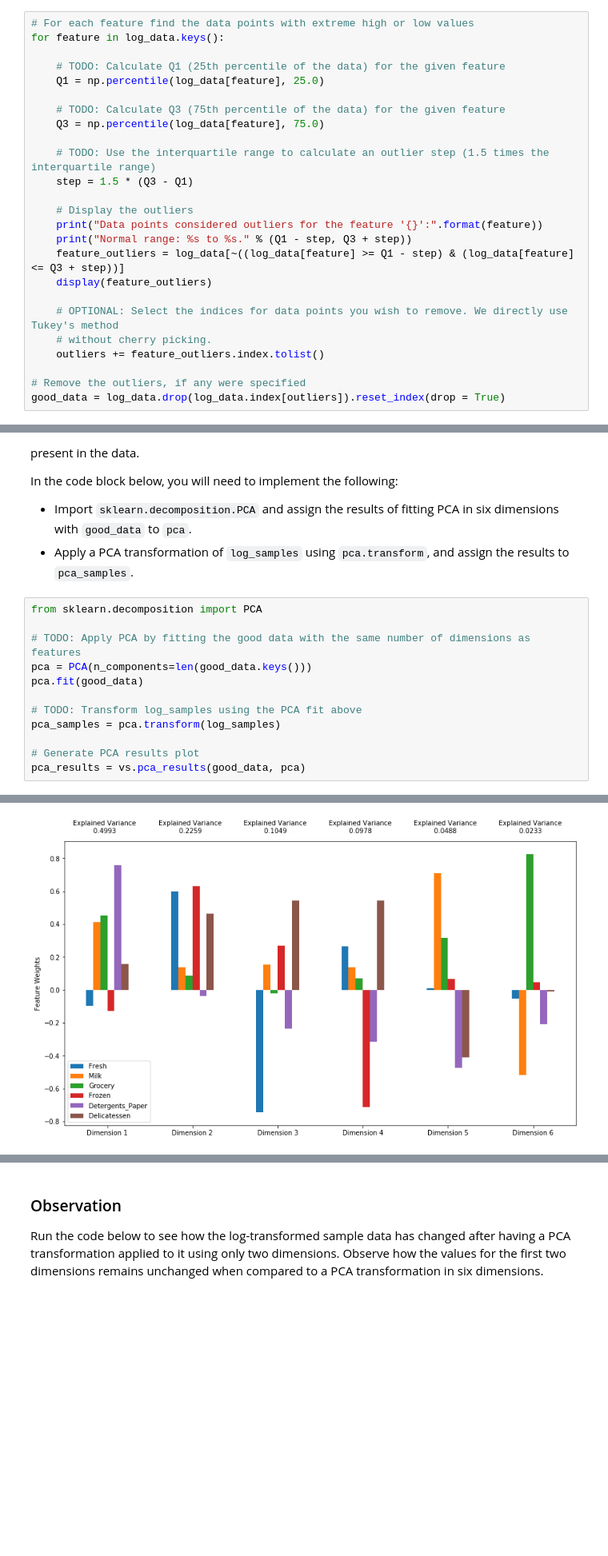
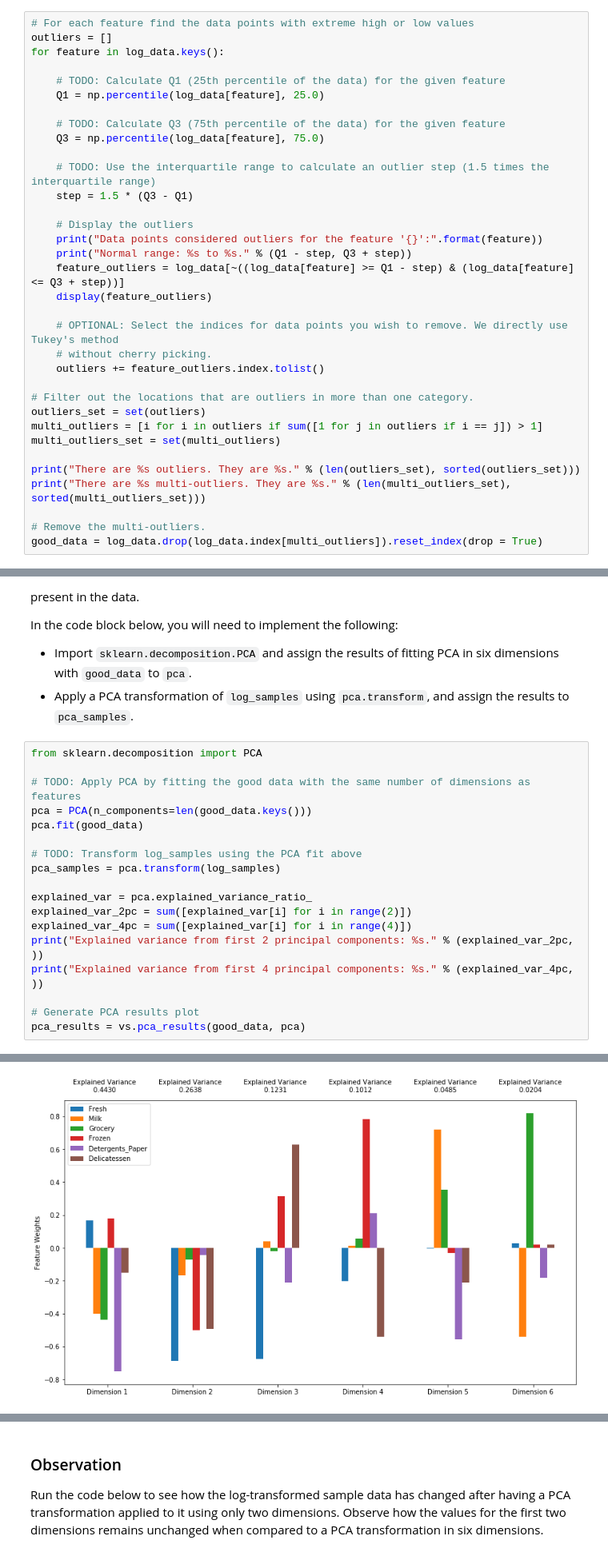
Before and after one commit to jbromley/mle, a Jupyter notebook: customer_segments/customer_segments.ipynb, the cells around one changed output, grey strips where cells are left out. Shown: that part at 80% size. Drawn from its saved outputs; the diff is of its cells as text; blank space fills up the shorter version.

```diff
--- a/customer_segments/customer_segments.ipynb
+++ b/customer_segments/customer_segments.ipynb
@@ -214,6 +219,7 @@ In the code block below, you will need to implement the following:
 Once you have performed this implementation, the dataset will be stored in the variable `good_data`.
 # %%
 # For each feature find the data points with extreme high or low values
+outliers = []
 for feature in log_data.keys():
 
     # TODO: Calculate Q1 (25th percentile of the data) for the given feature
@@ -235,7 +241,15 @@ for feature in log_data.keys():
     # without cherry picking.
     outliers += feature_outliers.index.tolist()
 
-# Remove the outliers, if any were specified
-good_data = log_data.drop(log_data.index[outliers]).reset_index(drop = True)
+# Filter out the locations that are outliers in more than one category.
+outliers_set = set(outliers)
+multi_outliers = [i for i in outliers if sum([1 for j in outliers if i == j]) > 1]
+multi_outliers_set = set(multi_outliers)
+
+print("There are %s outliers. They are %s." % (len(outliers_set), sorted(outliers_set)))
+print("There are %s multi-outliers. They are %s." % (len(multi_outliers_set), sorted(multi_outliers_set)))
+
+# Remove the multi-outliers.
+good_data = log_data.drop(log_data.index[multi_outliers]).reset_index(drop = True)
 # %% [output]
 Data points considered outliers for the feature 'Fresh':
@@ -364,6 +363,12 @@ pca.fit(good_data)
 # TODO: Transform log_samples using the PCA fit above
 pca_samples = pca.transform(log_samples)
 
+explained_var = pca.explained_variance_ratio_
+explained_var_2pc = sum([explained_var[i] for i in range(2)])
+explained_var_4pc = sum([explained_var[i] for i in range(4)])
+print("Explained variance from first 2 principal components: %s." % (explained_var_2pc, ))
+print("Explained variance from first 4 principal components: %s." % (explained_var_4pc, ))
+
 # Generate PCA results plot
 pca_results = vs.pca_results(good_data, pca)
 # %% [output]
@@ -370,4 +377,4 @@ pca_results = vs.pca_results(good_data, pca)
-[figure, old version]
+[figure, new version]
 # %% [markdown]
 ### Question 5
 
```
Also changed, not shown: parts of 38 cells of this notebook, 2 other files.
